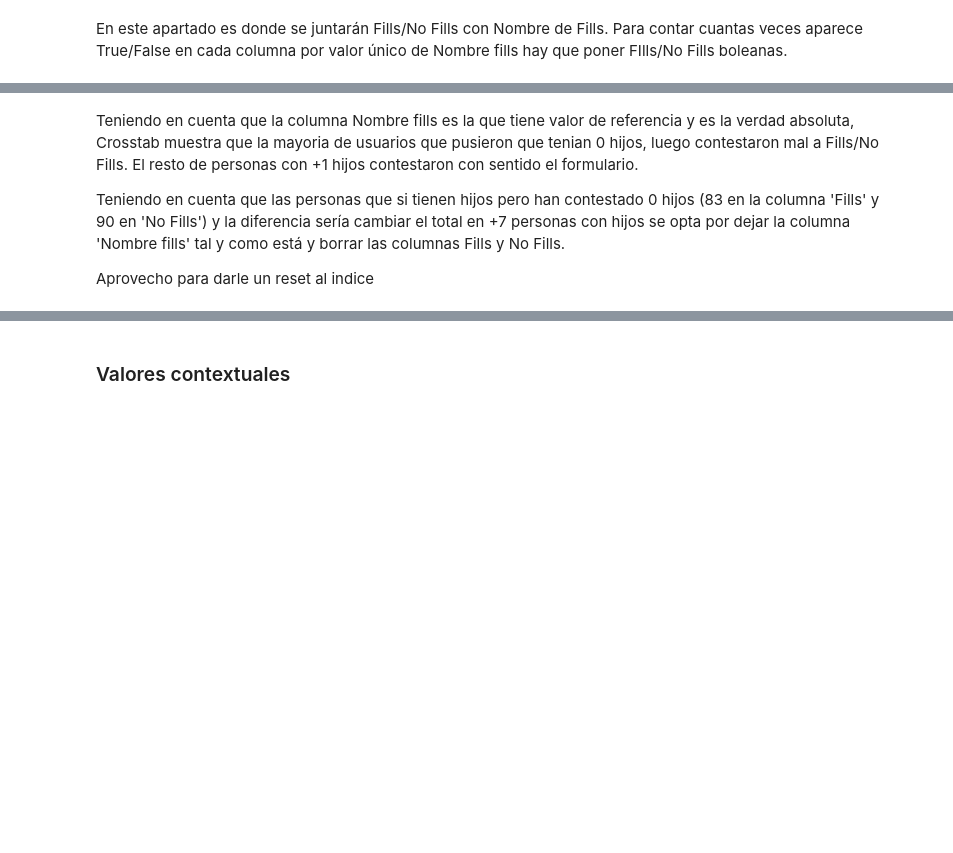
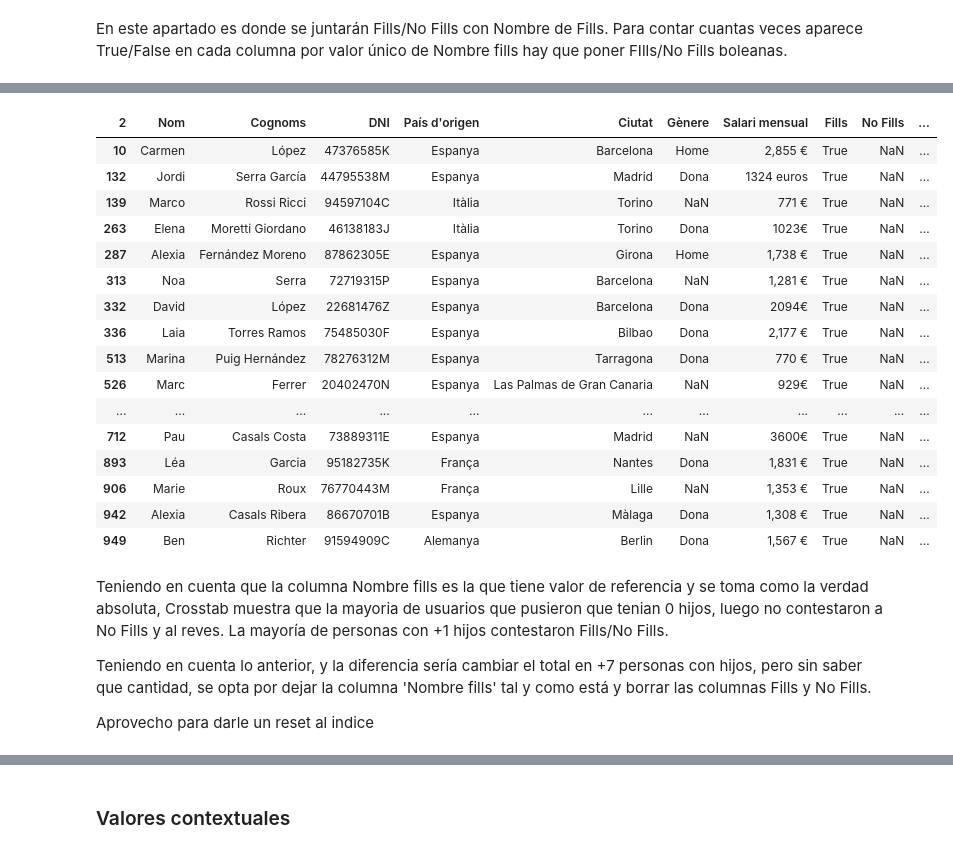
Before and after one commit to noelcarrionmatias/IT_Data, a Jupyter notebook: Especializacion/8_Sprint/ejercicios_s8.ipynb, the cells around one changed output, grey strips where cells are left out. Saved outputs shown, nothing was run; the diff lists cells and outputs as text; code cells hidden in the pictures; blank space fills up the shorter version.

```diff
--- a/Especializacion/8_Sprint/ejercicios_s8.ipynb
+++ b/Especializacion/8_Sprint/ejercicios_s8.ipynb
@@ -1255,8 +1255,30 @@ pd.crosstab(
+# %%
+dataset_s8[
+    (dataset_s8['Nombre fills']==4)&
+    (pd.notna(dataset_s8['Fills']))]
+# %% [output]
+| 2 | Nom | Cognoms | DNI | País d'origen | Ciutat | Gènere | Salari mensual | Fills | No Fills | ... |
+| 10 | Carmen | López | 47376585K | Espanya | Barcelona | Home | 2,855 € | True | NaN | ... |
+| 132 | Jordi | Serra García | 44795538M | Espanya | Madrid | Dona | 1324 euros | True | NaN | ... |
+| 139 | Marco | Rossi Ricci | 94597104C | Itàlia | Torino | NaN | 771 € | True | NaN | ... |
+| 263 | Elena | Moretti Giordano | 46138183J | Itàlia | Torino | Dona | 1023€ | True | NaN | ... |
+| 287 | Alexia | Fernández Moreno | 87862305E | Espanya | Girona | Home | 1,738 € | True | NaN | ... |
+| 313 | Noa | Serra | 72719315P | Espanya | Barcelona | NaN | 1,281 € | True | NaN | ... |
+| 332 | David | López | 22681476Z | Espanya | Barcelona | Dona | 2094€ | True | NaN | ... |
+| 336 | Laia | Torres Ramos | 75485030F | Espanya | Bilbao | Dona | 2,177 € | True | NaN | ... |
+| 513 | Marina | Puig Hernández | 78276312M | Espanya | Tarragona | Dona | 770 € | True | NaN | ... |
+| 526 | Marc | Ferrer | 20402470N | Espanya | Las Palmas de Gran Canaria | NaN | 929€ | True | NaN | ... |
+| ... | ... | ... | ... | ... | ... | ... | ... | ... | ... | ... |
+| 712 | Pau | Casals Costa | 73889311E | Espanya | Madrid | NaN | 3600€ | True | NaN | ... |
+| 893 | Léa | Garcia | 95182735K | França | Nantes | Dona | 1,831 € | True | NaN | ... |
+| 906 | Marie | Roux | 76770443M | França | Lille | NaN | 1,353 € | True | NaN | ... |
+| 942 | Alexia | Casals Ribera | 86670701B | Espanya | Màlaga | Dona | 1,308 € | True | NaN | ... |
+| 949 | Ben | Richter | 91594909C | Alemanya | Berlin | Dona | 1,567 € | True | NaN | ... |
 # %% [markdown]
-Teniendo en cuenta que la columna Nombre fills es la que tiene valor de referencia y es la verdad absoluta, Crosstab muestra que la mayoria de usuarios que pusieron que tenian 0 hijos, luego contestaron mal a Fills/No Fills.
-El resto de personas con +1 hijos contestaron con sentido el formulario.
+Teniendo en cuenta que la columna Nombre fills es la que tiene valor de referencia y se toma como la verdad absoluta, Crosstab muestra que la mayoria de usuarios que pusieron que tenian 0 hijos, luego no contestaron a No Fills y al reves.
+La mayoría de personas con +1 hijos contestaron Fills/No Fills.
 
-Teniendo en cuenta que las personas que si tienen hijos pero han contestado 0 hijos (83 en la columna 'Fills' y 90 en 'No Fills') y la diferencia sería cambiar el total en +7 personas con hijos se opta por dejar la columna 'Nombre fills' tal y como está y borrar las columnas Fills y No Fills.
+Teniendo en cuenta lo anterior, y la diferencia sería cambiar el total en +7 personas con hijos, pero sin saber que cantidad, se opta por dejar la columna 'Nombre fills' tal y como está y borrar las columnas Fills y No Fills.
 
 Aprovecho para darle un reset al indice
 # %%
```
Also changed, not shown: parts of 62 cells of this notebook.
